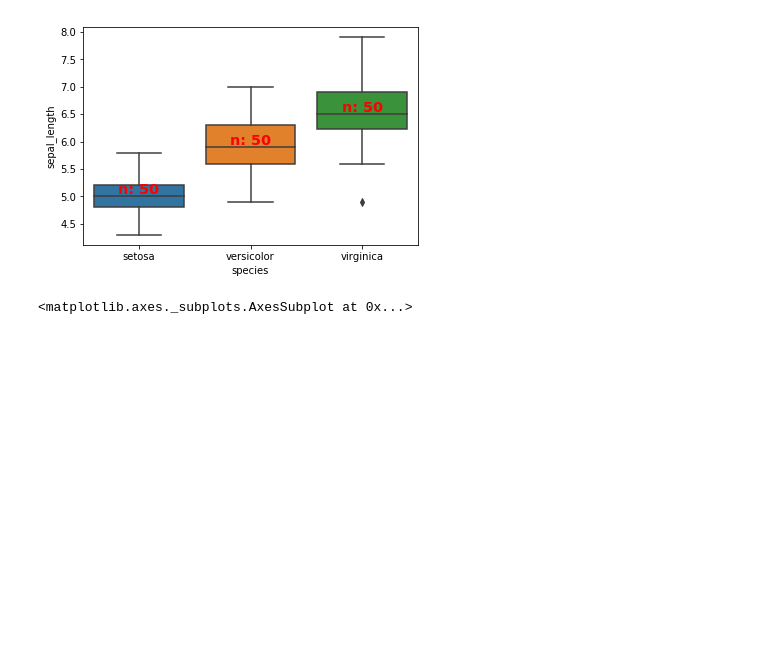
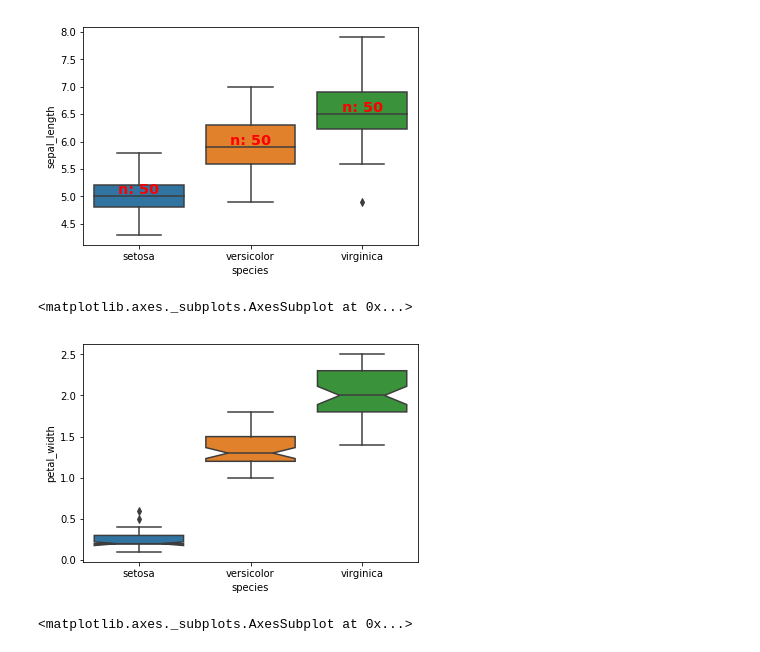
Before and after one commit to JohnADeady/Project-Fundamentals-of-DA, a Jupyter notebook: Boxplot Function.ipynb, the cells around one changed output. Drawn from its saved outputs; the diff is of its cells as text; code cells hidden in the pictures; blank space fills up the shorter version.

```diff
--- a/Boxplot Function.ipynb
+++ b/Boxplot Function.ipynb
@@ -87,6 +89,13 @@ for tick,label in zip(pos,ax.get_xticklabels()):
 # sns.plt.show()
 # %% [output]
 [figure]
+# %%
+# Add notch
+sns.boxplot( x=df["species"], y=df["petal_width"], notch=True)
+#sns.plt.show()
+# %% [output]
+<matplotlib.axes._subplots.AxesSubplot at 0x...>
+[figure, added]
 # %%
 # Analysis the Iris Dataset - of all lines of all variables of all species
 d = {"sepal_length": "g", "sepal_width": "b", "petal_length":"m", "petal_width": "y"}
```
Also changed, not shown: parts of 10 cells of this notebook.
